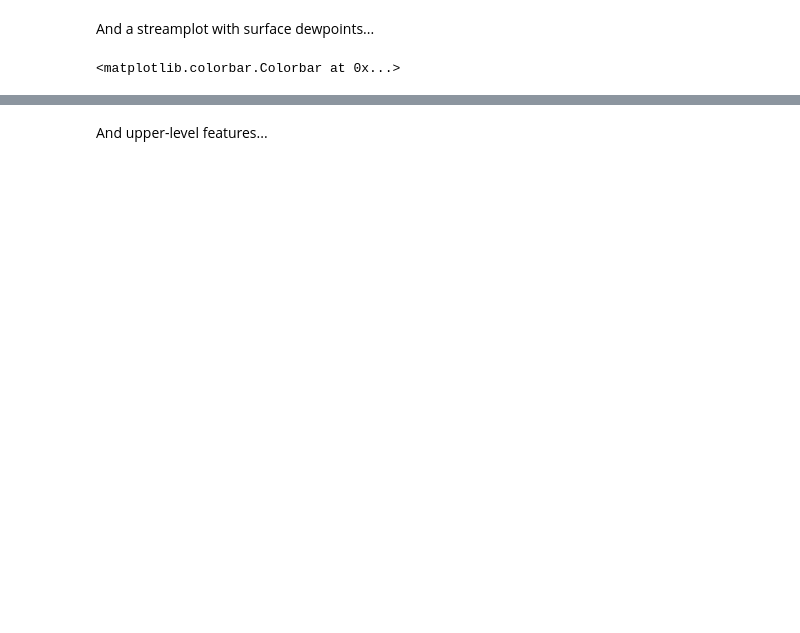
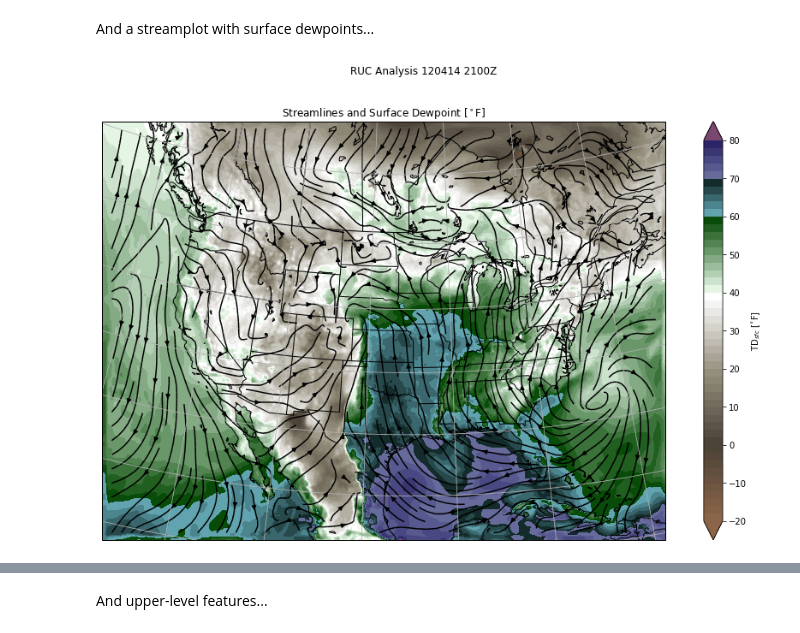
Before and after one commit to nawendt/cartopy-tutorial, a Jupyter notebook: cartopy-tutorial.ipynb, the cells around one changed output, grey strips where cells are left out. Saved outputs shown, nothing was run; the diff lists cells and outputs as text; code cells hidden in the pictures; blank space fills up the shorter version.

```diff
--- a/cartopy-tutorial.ipynb
+++ b/cartopy-tutorial.ipynb
@@ -92,0 +144,16 @@ sat_lon = sat['lon']
+# %%
+segment1 = colors.LinearSegmentedColormap.from_list('dewpt1', [(.541,.396,.286), (.286,.255,.212), (.592,.569,.498), (1,1,1)], 30)
+segment2 = colors.LinearSegmentedColormap.from_list('dewpt2', [(.894,.961,.894), (.035,.298,.035)], 10)
+segment3 = colors.LinearSegmentedColormap.from_list('dewpt3', [(.38,.639,.686), (.075,.169,.165)], 5)
+segment4 = colors.LinearSegmentedColormap.from_list('dewpt4', [(.404,.42,.612), (.169,.141,.404)], 5)
+
+DEWPT_LEVELS = np.arange(-20,82,2)
+DEWPT_COLORS = np.asarray([ segment1(x) for x in np.linspace(0.,1.,segment1.N) ] +
+                          [ segment2(x) for x in np.linspace(0.,1.,segment2.N) ] +
+                          [ segment3(x) for x in np.linspace(0.,1.,segment3.N) ] +
+                          [ segment4(x) for x in np.linspace(0.,1.,segment4.N) ])
+
+DEWPT_CMAP = colors.ListedColormap(DEWPT_COLORS)
+DEWPT_CMAP.set_over((.471,.282,.439))
+DEWPT_CBTIX = np.arange(-20,90,10)
+DEWPT_NORM = colors.BoundaryNorm(DEWPT_LEVELS, DEWPT_CMAP.N)
@@ -149,27 +219,30 @@ plt.show()
 And a streamplot with surface dewpoints...
 # %%
 fig = plt.figure(figsize=(16,9))
-ax = plt.axes(projection = proj)
-cbax = ax.pcolormesh(lon, lat, sfcTdf,
-                     transform = ccrs.PlateCarree(),
-                     cmap = cm.gist_ncar) # what are the input coordinates?
+ax = plt.axes(projection=proj)
+cbax = ax.contourf(lon, lat, sfcTdf, transform = ccrs.PlateCarree(),
+                     cmap=DEWPT_CMAP, norm=DEWPT_NORM, levels=DEWPT_LEVELS, extend='both')
 ax.streamplot(lon, lat, sfcU, sfcV, transform = ccrs.PlateCarree(),
               linewidth = 1.5, density = 2, color = 'k')
 ax.add_feature(feature.NaturalEarthFeature(
         category='cultural',
         name='admin_1_states_provinces_lines',
         scale='50m',
-        facecolor='none'))
+        facecolor='none',
+        edgecolor='black'))
 ax.add_feature(feature.NaturalEarthFeature(
         category='physical',
         name='lakes',
         scale='50m',
-        facecolor='none'))
+        facecolor='none',
+        edgecolor='black'))
 ax.coastlines('50m')
 ax.add_feature(feature.BORDERS)
 ax.gridlines()
 plt.title('Streamlines and Surface Dewpoint [$^\circ$F]')
 plt.suptitle('RUC Analysis 120414 2100Z')
-plt.colorbar(cbax, ax = ax, label = 'TD$_{sfc}$ [$^{\circ}$F]')
+cb = plt.colorbar(cbax, ax = ax, label = 'TD$_{sfc}$ [$^{\circ}$F]')
+cb.set_ticks(DEWPT_CBTIX)
+plt.show()
 # %% [output]
-<matplotlib.colorbar.Colorbar at 0x...>
+[figure, added]
```
Also changed, not shown: parts of 26 cells of this notebook, 2 other files.
